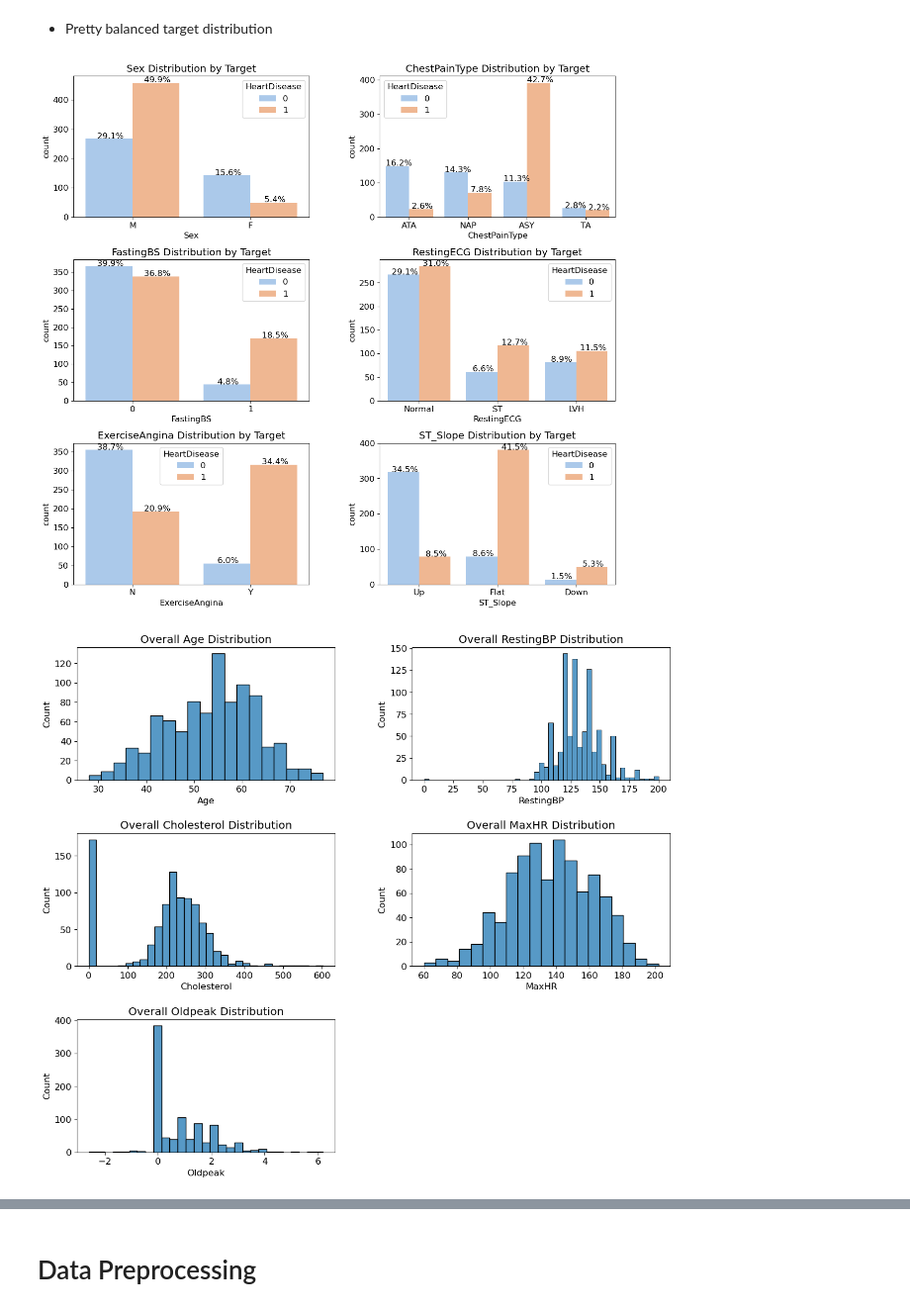
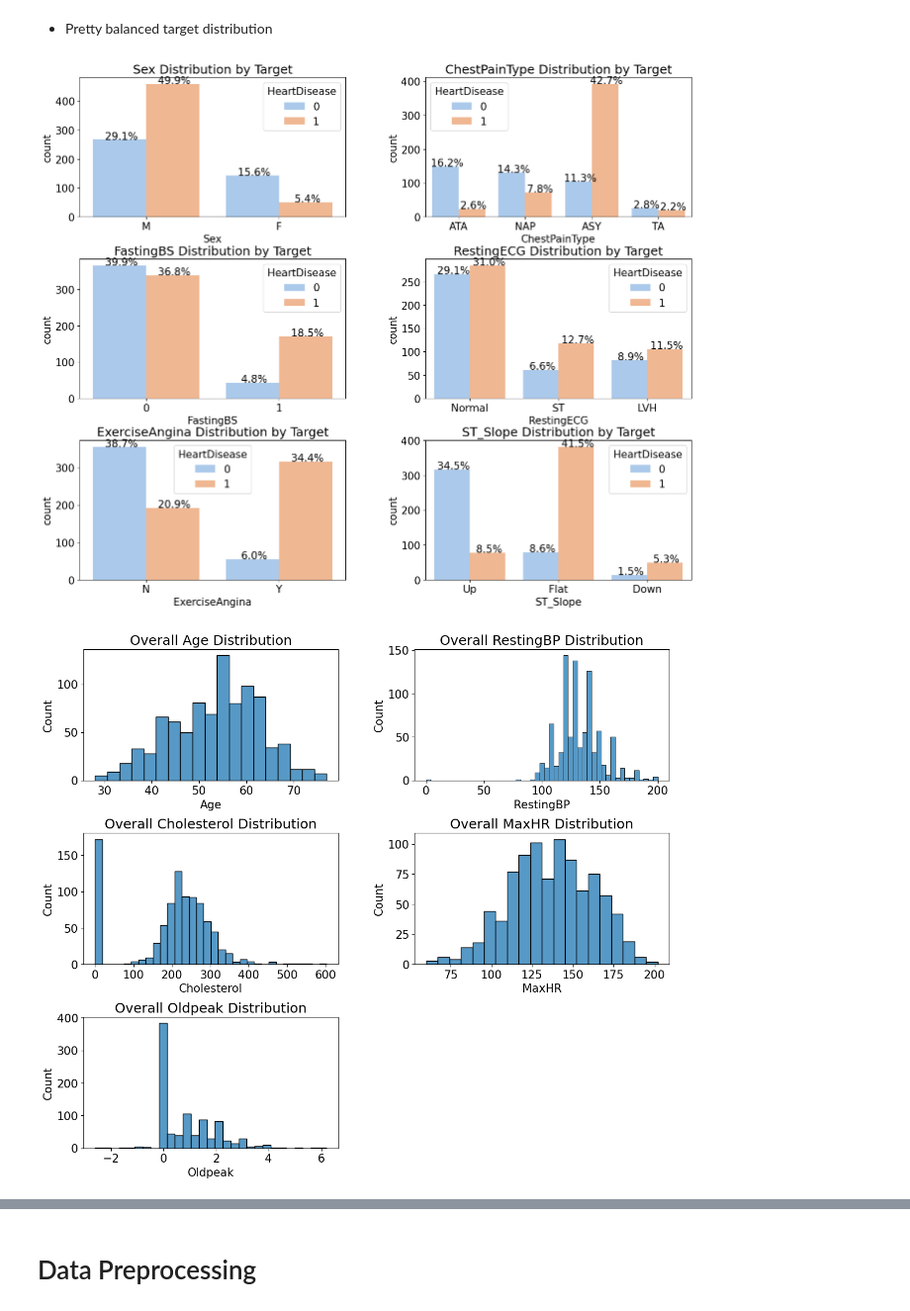
Before and after one commit to Bonniecoleman/Project_3, a Jupyter notebook: Heart Failure Prediction.ipynb, the cells around one changed output, grey strips where cells are left out. Shown at 99% size. Saved outputs shown, nothing was run; the diff lists cells and outputs as text; code cells hidden in the pictures.

```diff
--- a/Heart Failure Prediction.ipynb
+++ b/Heart Failure Prediction.ipynb
@@ -15,8 +15,9 @@ from sklearn.model_selection import train_test_split
 from sklearn.linear_model import LogisticRegression
 from sklearn.ensemble import RandomForestClassifier
 from sklearn.svm import SVC
-from sklearn.metrics import accuracy_score, precision_score, recall_score, f1_score, roc_auc_score, confusion_matrix
-from sklearn.model_selection import GridSearchCV
+from sklearn.metrics import accuracy_score, precision_score, recall_score, f1_score, fbeta_score, make_scorer, roc_auc_score, confusion_matrix, classification_report, precision_recall_curve, PrecisionRecallDisplay
+
+from sklearn.model_selection import GridSearchCV, RandomizedSearchCV
 
 from sklearn.compose import ColumnTransformer
 from sklearn.pipeline import Pipeline
@@ -26,6 +27,8 @@ from sklearn.feature_selection import SelectKBest, f_classif
 from sklearn.inspection import permutation_importance
 from sklearn.ensemble import VotingClassifier
 from sklearn.mixture import GaussianMixture
+
+plt.rcParams.update({'font.size': 15})
 # %% [markdown]
 ### Data Exploration
 # %%
@@ -128,18 +130,18 @@ ax.set_title("Target Distribution");
 # %%
 # Categorical Feature distribution
 
-mpl.rc("font", size = 12)
+# mpl.rc("font", size = 12)
 grid = gridspec.GridSpec(4, 2)
-plt.figure(figsize = (14, 18))
+plt.figure(figsize = (16, 18))
 plt.subplots_adjust(wspace = 0.3, hspace = 0.3)
 
 for idx, feature in enumerate(categorical):
     ax = plt.subplot(grid[idx])
     sns.countplot(x = feature, data = df, hue = "HeartDisease", palette = "pastel", ax = ax)
     ax.set_title(f"{feature} Distribution by Target")
     write_percent(ax, len(df))
 # %% [output]
-[figure, old version]
+[figure, new version]
 # %%
 # Numerical Feature Distribution
 warnings.filterwarnings('ignore', category=FutureWarning)
@@ -154,7 +156,7 @@ for idx, feature in enumerate(numeric):
     ax.set_title(f"Overall {feature} Distribution")
     ax.set_xlabel(feature);
 # %% [output]
-[figure, old version]
+[figure, new version]
 # %%
 fig = plt.figure(figsize=(14, 12))
 grid = gridspec.GridSpec(3, 2, figure=fig)
```
Also changed, not shown: parts of 29 cells of this notebook.
